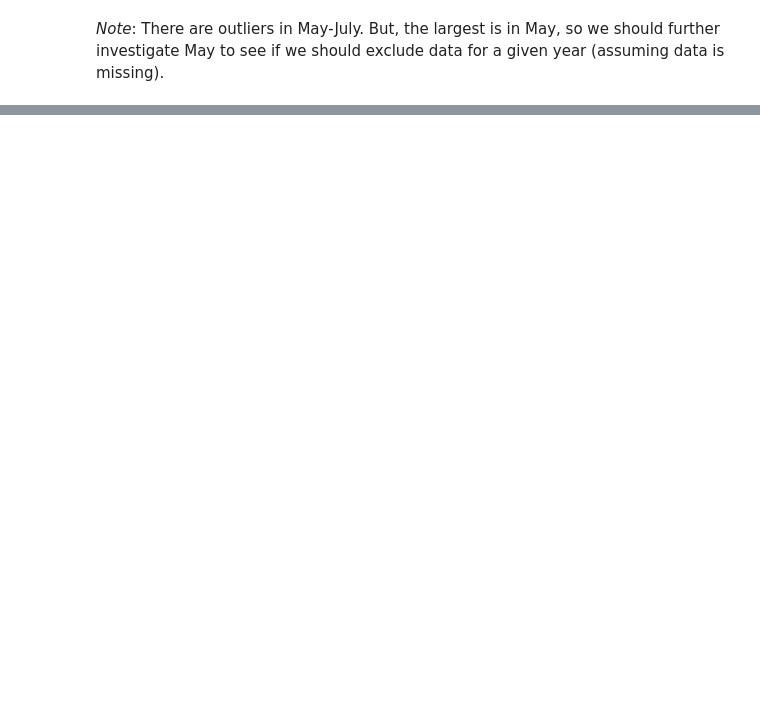
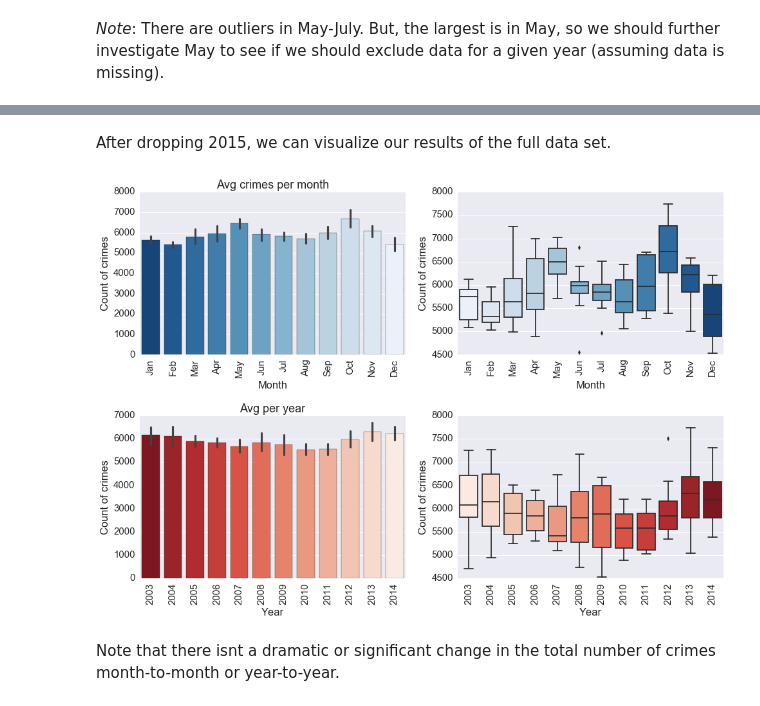
Before and after one commit to richkylet/kaggleChallenges, a Jupyter notebook: SF crime/_Viz_SanFranCrime.ipynb, the cells around one changed output, grey strips where cells are left out. Drawn from its saved outputs; the diff is of its cells as text; code cells hidden in the pictures; blank space fills up the shorter version.

```diff
--- a/SF crime/_Viz_SanFranCrime.ipynb
+++ b/SF crime/_Viz_SanFranCrime.ipynb
@@ -124,0 +141,47 @@ _ = plt.setp(mayplot.get_xticklabels(), rotation=90)
+# %%
+# remove/drop data from 2015 since its not complete:
+crime_df = crime_df[crime_df.Year != '2015']
+# %% [markdown]
+After dropping 2015, we can visualize our results of the full data set.
+# %%
+# PLOT
+plt.figure(figsize=(14,10))
+#=================================================
+# average crimes per month each year
+axis1=  plt.subplot2grid((2,2),(0,0))
+Month_count = crime_df[["Month", "Category","Year"]].groupby(['Month','Year'],as_index=False).count()
+monthbar = sns.barplot(x='Month', y='Category', data=Month_count,palette="Blues_r",
+                   order=month_order, ax=axis1)
+monthbar.set_xlabel('Month')
+monthbar.set_ylabel('Count of crimes')
+monthbar.set_title('Avg crimes per month')
+_ = plt.setp(monthbar.get_xticklabels(), rotation=90)
+#=================================================
+# boxplot, check for outliers
+axis2=  plt.subplot2grid((2,2),(0,1))
+monthbox = sns.boxplot(x='Month', y='Category', data=Month_count,palette="Blues",
+                   order=month_order, ax=axis2)
+monthbox.set_xlabel('Month')
+monthbox.set_ylabel('Count of crimes')
+_ = plt.setp(monthbox.get_xticklabels(), rotation=90)
+#=================================================
+axis3=  plt.subplot2grid((2,2),(1,0))
+monthbox = sns.barplot(x='Year', y='Category', data=Month_count,palette="Reds_r",
+                    ax=axis3)
+monthbox.set_xlabel('Year')
+monthbox.set_ylabel('Count of crimes')
+monthbox.set_title('Avg per year')
+_ = plt.setp(monthbox.get_xticklabels(), rotation=90)
+#=================================================
+axis4=  plt.subplot2grid((2,2),(1,1))
+monthbox = sns.boxplot(x='Year', y='Category', data=Month_count,palette="Reds",
+                    ax=axis4)
+monthbox.set_xlabel('Year')
+monthbox.set_ylabel('Count of crimes')
+_ = plt.setp(monthbox.get_xticklabels(), rotation=90)
+#=================================================
+plt.tight_layout()
+# %% [output]
+[figure, added]
+# %% [markdown]
+Note that there isnt a dramatic or significant change in the total number of crimes month-to-month or year-to-year.
```
Also changed, not shown: parts of 12 cells of this notebook.
